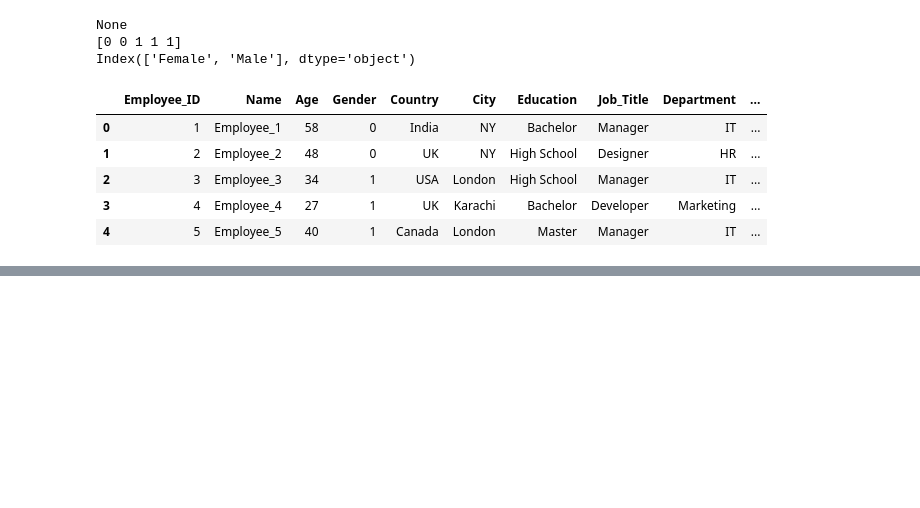
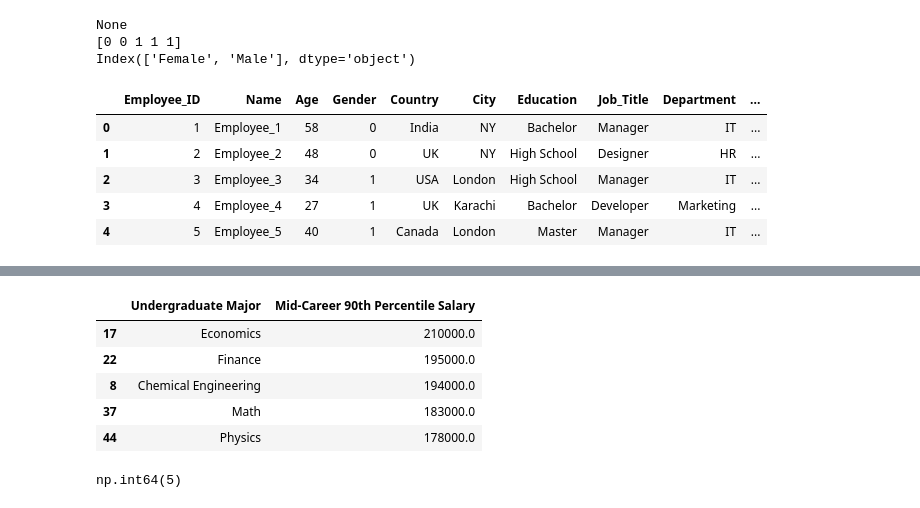
Before and after one commit to AkumaGPT/Practice_Pandas_CSV, a Jupyter notebook: test.ipynb, the cells around one changed output, grey strips where cells are left out. Saved outputs shown, nothing was run; the diff lists cells and outputs as text; code cells hidden in the pictures; blank space fills up the shorter version.

```diff
--- a/test.ipynb
+++ b/test.ipynb
@@ -333,0 +401,79 @@ None
+# %%
+#  still on 100 days of python
+df = pd.read_csv("salaries_by_college_major.csv")
+df.head()
+df.shape
+df.columns
+df.isna()
+df.tail()
+clean_df = df.dropna()
+# print(display(clean_df.tail()))
+
+# find major with highest starting salary
+clean_df[clean_df["Starting Median Salary"] == df["Starting Median Salary"].max()]
+# or get the index of row with the largest value and use loc to get the corresponding name
+clean_df["Starting Median Salary"].idxmax()
+clean_df["Undergraduate Major"].loc[43]
+# or double square brackets
+clean_df["Undergraduate Major"][43]
+# or using .loc to retrieve an entire row
+clean_df.loc[43]
+
+# challenge
+
+# get the college major with the highest mid career salary
+clean_df["Mid-Career Median Salary"].idxmax() # returns the index of max value of each column
+clean_df["Undergraduate Major"][8]
+# get the salary eearned
+clean_df["Mid-Career Median Salary"][8]
+
+# get the college with lowest starting salary
+clean_df["Undergraduate Major"].loc[clean_df['Starting Median Salary'].idxmin()]
+# get how much they earn after university
+clean_df["Starting Median Salary"][clean_df['Starting Median Salary'].idxmin()]
+
+# get college major with lowest mid-career salary
+clean_df["Undergraduate Major"][clean_df["Mid-Career Median Salary"].idxmin()]
+# get how much people expect to earn with this degree
+clean_df["Mid-Career Median Salary"][clean_df["Mid-Career Median Salary"].idxmin()]
+
+# sorting values and adding columns
+# low risk major - get the difference between the earnings of the 10th and 90th percentile
+# clean_df["Mid-Career 90th Percentile Salary"] - clean_df["Mid-Career 10th Percentile Salary"]
+# or
+# clean_df["Mid-Career 90th Percentile Salary"].subtract(clean_df["Mid-Career 10th Percentile Salary"])
+spread_col = clean_df["Mid-Career 90th Percentile Salary"].subtract(clean_df["Mid-Career 10th Percentile Salary"])
+clean_df.insert(1, "spread", spread_col)
+clean_df.head()
+
+# sorting by lowest spread
+low_risk = clean_df.sort_values(by="spread", ascending=False)
+low_risk[["Undergraduate Major", "spread"]].head()
+
+# get potential values in 90th percentile
+potential_majors = clean_df.sort_values(by="Mid-Career 90th Percentile Salary", ascending=False)
+potential_majors[["Undergraduate Major", "Mid-Career 90th Percentile Salary"]].head()
+# %% [output]
+|  | Undergraduate Major | Mid-Career 90th Percentile Salary |
+| 17 | Economics | 210000.0 |
+| 22 | Finance | 195000.0 |
+| 8 | Chemical Engineering | 194000.0 |
+| 37 | Math | 183000.0 |
+| 44 | Physics | 178000.0 |
+# %%
+#  grouping and pivoting data with pandas
+df = pd.read_csv("salaries_by_college_major.csv")
+df[df.isna().any(axis=1)] # get only the orw containing NaN
+df.isna().sum().sum()
+clean_df = df.dropna()
+print(display(clean_df.head()))
+
+# count how many majors we have in each category
+clean_df.groupby("Group")["Undergraduate Major"].count()
+
+# challenge - get the average salary by group
+clean_df.groupby("Group").mean(numeric_only=True).reset_index()
+
+clean_df.select_dtypes("number").groupby(clean_df["Group"]).mean().round(2)
+# %% [output]
+np.int64(5)
```
Also changed, not shown: parts of 8 cells of this notebook, 3 other files.
